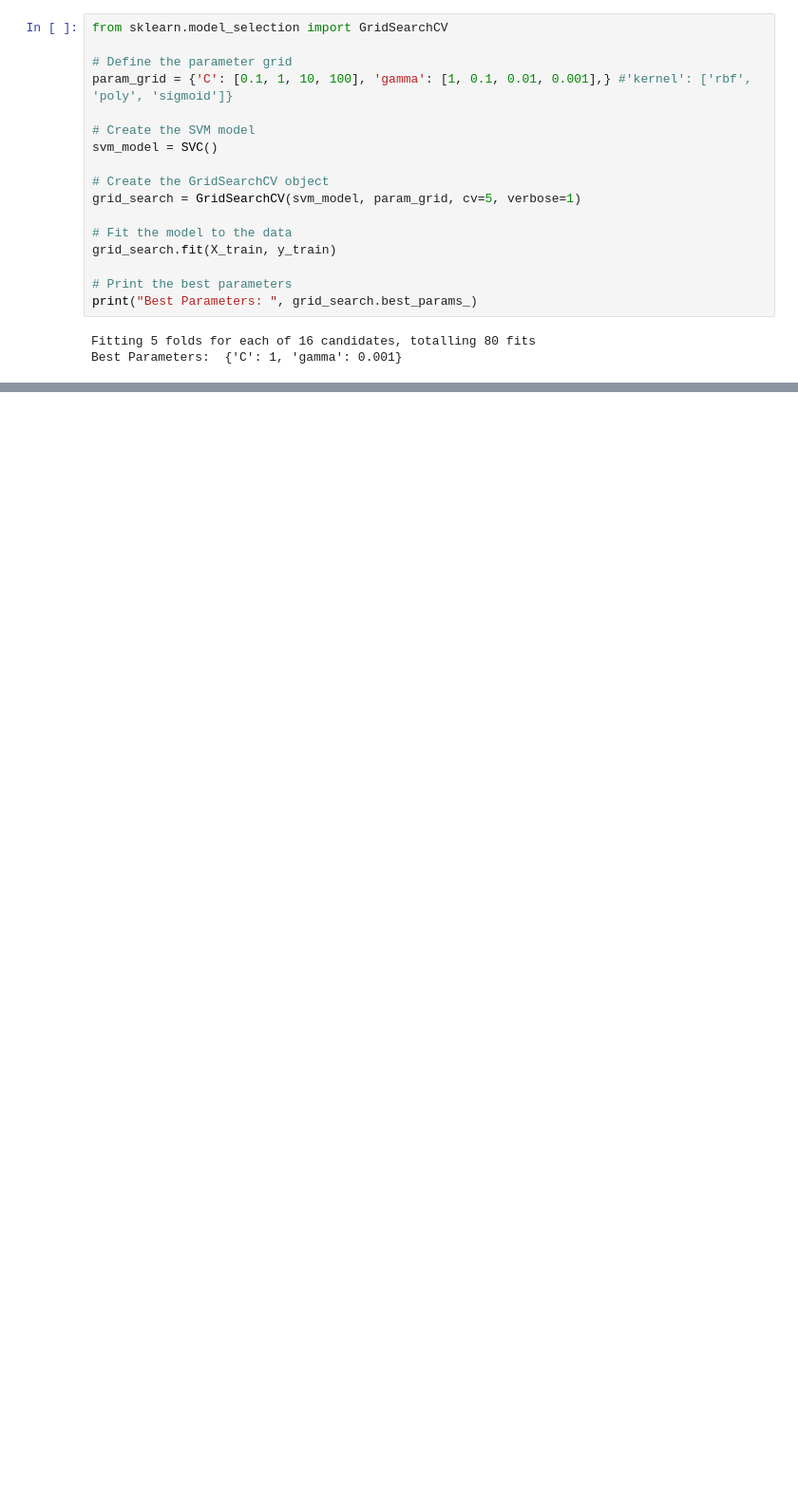
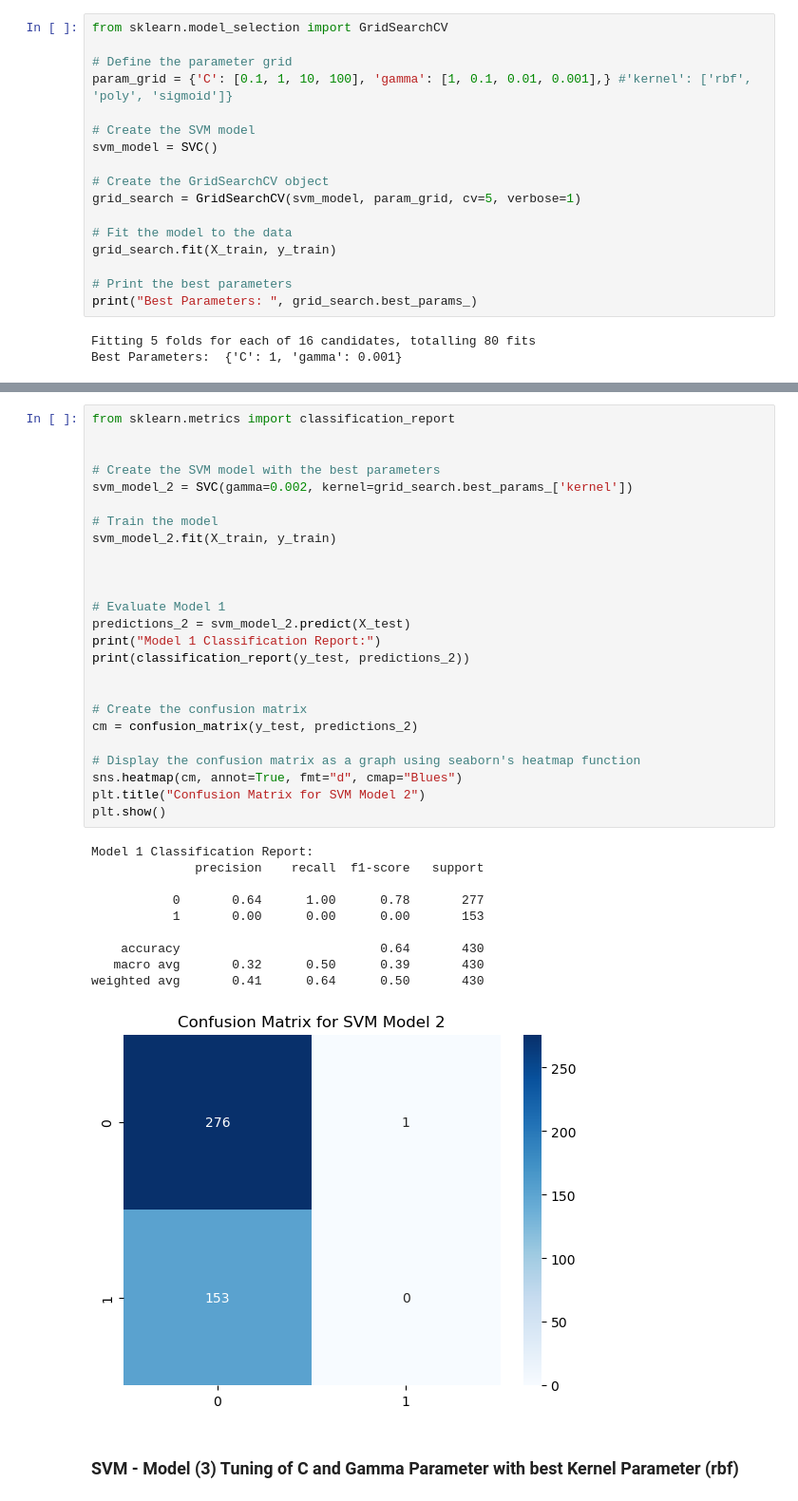
Before and after one commit to Omar-Maswadeh/IntroToAI, a Jupyter notebook: NN.ipynb, the cells around one changed output, grey strips where cells are left out. Shown: that part at 95% size. Saved outputs shown, nothing was run; the diff lists cells and outputs as text; blank space fills up the shorter version.

```diff
--- a/NN.ipynb
+++ b/NN.ipynb
@@ -127,0 +164,38 @@ Best Parameters:  {'C': 1, 'gamma': 0.001}
+# %%
+from sklearn.metrics import classification_report
+
+
+# Create the SVM model with the best parameters
+svm_model_2 = SVC(gamma=0.002, kernel=grid_search.best_params_['kernel'])
+
+# Train the model
+svm_model_2.fit(X_train, y_train)
+
+
+
+# Evaluate Model 1
+predictions_2 = svm_model_2.predict(X_test)
+print("Model 1 Classification Report:")
+print(classification_report(y_test, predictions_2))
+
+
+# Create the confusion matrix
+cm = confusion_matrix(y_test, predictions_2)
+
+# Display the confusion matrix as a graph using seaborn's heatmap function
+sns.heatmap(cm, annot=True, fmt="d", cmap="Blues")
+plt.title("Confusion Matrix for SVM Model 2")
+plt.show()
+# %% [output]
+Model 1 Classification Report:
+              precision    recall  f1-score   support
+
+           0       0.64      1.00      0.78       277
+           1       0.00      0.00      0.00       153
+
+    accuracy                           0.64       430
+   macro avg       0.32      0.50      0.39       430
+weighted avg       0.41      0.64      0.50       430
+[figure, added]
+# %% [markdown]
+### SVM - Model (3) Tuning of C and Gamma Parameter with best Kernel Parameter (rbf)
```
Also changed, not shown: parts of 42 cells of this notebook.
